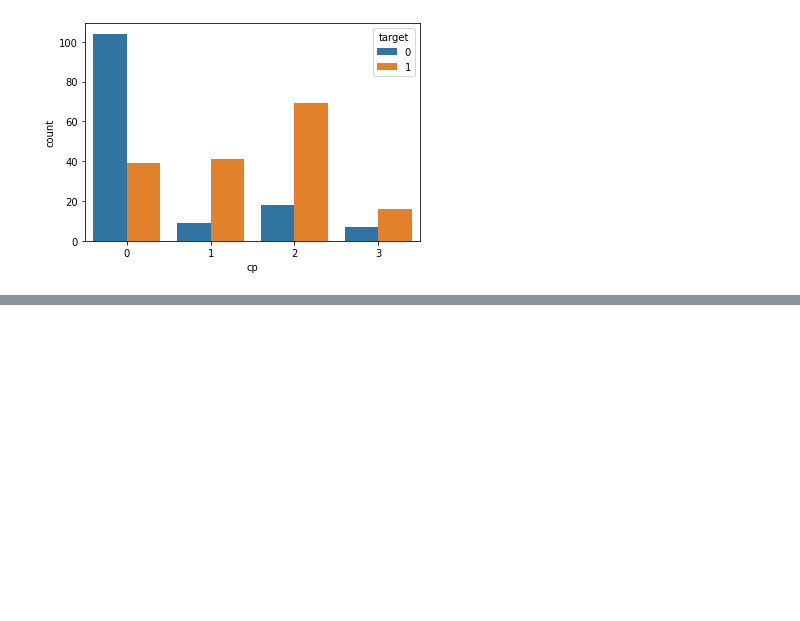
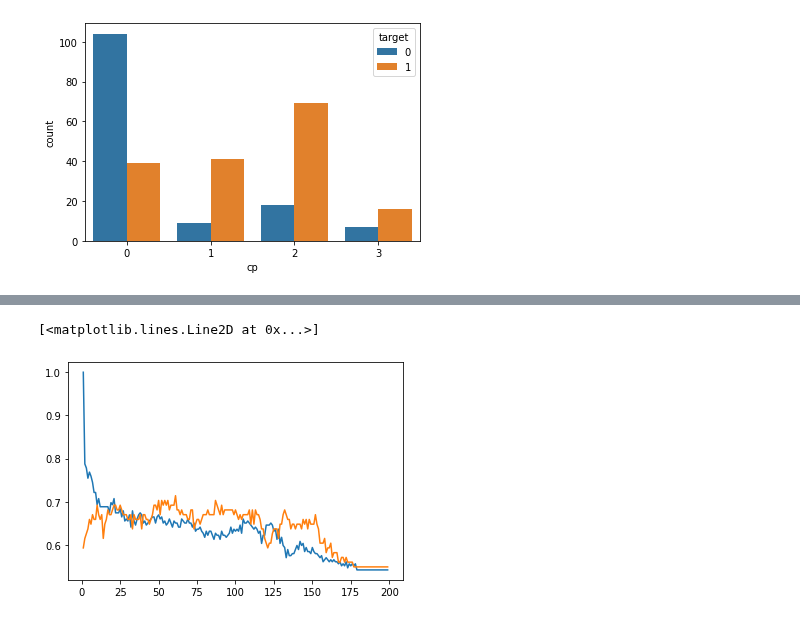
Before and after one commit to kozz84/Udemy, a Jupyter notebook: ZTM_Milestone_1.ipynb, the cells around one changed output, grey strips where cells are left out. Saved outputs shown, nothing was run; the diff lists cells and outputs as text; code cells hidden in the pictures; blank space fills up the shorter version.

```diff
--- a/ZTM_Milestone_1.ipynb
+++ b/ZTM_Milestone_1.ipynb
@@ -73,0 +102,16 @@ sns.countplot(data=data,x='cp',hue='target')
+# %%
+train_score = []
+test_score = []
+neighbors = range(1,200)
+knn=KNeighborsClassifier()
+for i in neighbors:
+    knn.set_params(n_neighbors=i)
+    knn.fit(X_train,y_train)
+    test_score.append(knn.score(X_test,y_test))
+    train_score.append(knn.score(X_train,y_train))
+# %%
+plt.plot(neighbors,train_score)
+plt.plot(neighbors,test_score)
+# %% [output]
+[<matplotlib.lines.Line2D at 0x...>]
+[figure, added]
```
Also changed, not shown: parts of 6 cells of this notebook.
